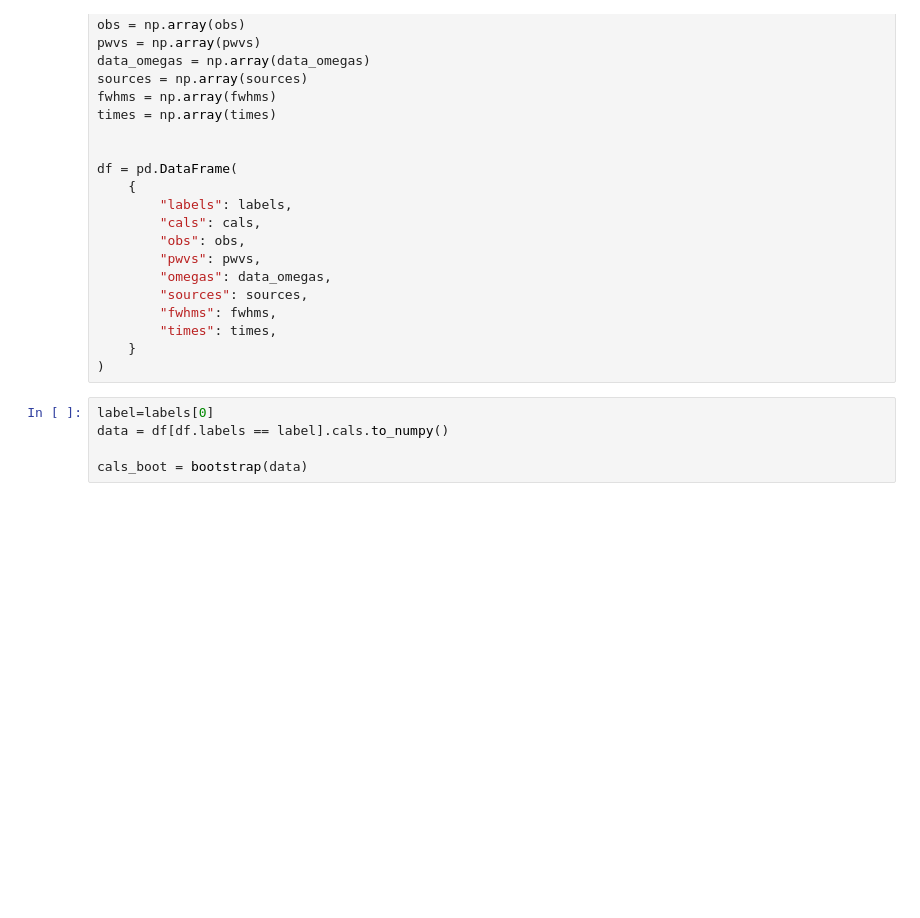
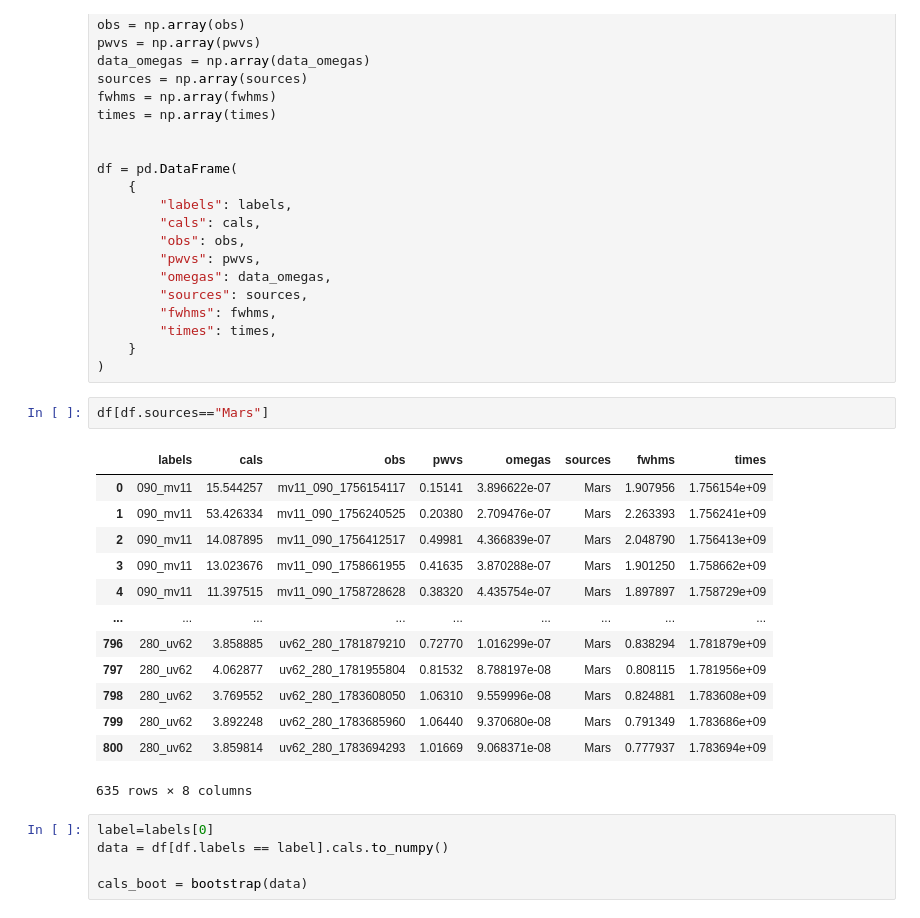
Before and after one commit to Sulla2012/LAT_Loading, a Jupyter notebook: latcom/notebooks/abscal.ipynb, the cells around one changed output. Cells and saved outputs as stored; diff of their text form; blank space fills up the shorter version.

```diff
--- a/latcom/notebooks/abscal.ipynb
+++ b/latcom/notebooks/abscal.ipynb
@@ -103,6 +102,22 @@ df = pd.DataFrame(
         "times": times,
     }
 )
+# %%
+df[df.sources=="Mars"]
+# %% [output]
+|  | labels | cals | obs | pwvs | omegas | sources | fwhms | times |
+| 0 | 090_mv11 | 15.544257 | mv11_090_1756154117 | 0.15141 | 3.896622e-07 | Mars | 1.907956 | 1.756154e+09 |
+| 1 | 090_mv11 | 53.426334 | mv11_090_1756240525 | 0.20380 | 2.709476e-07 | Mars | 2.263393 | 1.756241e+09 |
+| 2 | 090_mv11 | 14.087895 | mv11_090_1756412517 | 0.49981 | 4.366839e-07 | Mars | 2.048790 | 1.756413e+09 |
+| 3 | 090_mv11 | 13.023676 | mv11_090_1758661955 | 0.41635 | 3.870288e-07 | Mars | 1.901250 | 1.758662e+09 |
+| 4 | 090_mv11 | 11.397515 | mv11_090_1758728628 | 0.38320 | 4.435754e-07 | Mars | 1.897897 | 1.758729e+09 |
+| ... | ... | ... | ... | ... | ... | ... | ... | ... |
+| 796 | 280_uv62 | 3.858885 | uv62_280_1781879210 | 0.72770 | 1.016299e-07 | Mars | 0.838294 | 1.781879e+09 |
+| 797 | 280_uv62 | 4.062877 | uv62_280_1781955804 | 0.81532 | 8.788197e-08 | Mars | 0.808115 | 1.781956e+09 |
+| 798 | 280_uv62 | 3.769552 | uv62_280_1783608050 | 1.06310 | 9.559996e-08 | Mars | 0.824881 | 1.783608e+09 |
+| 799 | 280_uv62 | 3.892248 | uv62_280_1783685960 | 1.06440 | 9.370680e-08 | Mars | 0.791349 | 1.783686e+09 |
+| 800 | 280_uv62 | 3.859814 | uv62_280_1783694293 | 1.01669 | 9.068371e-08 | Mars | 0.777937 | 1.783694e+09 |
+635 rows × 8 columns
 # %%
 label=labels[0]
 data = df[df.labels == label].cals.to_numpy()
```
Also changed, not shown: parts of 6 cells of this notebook, 1 other file.
